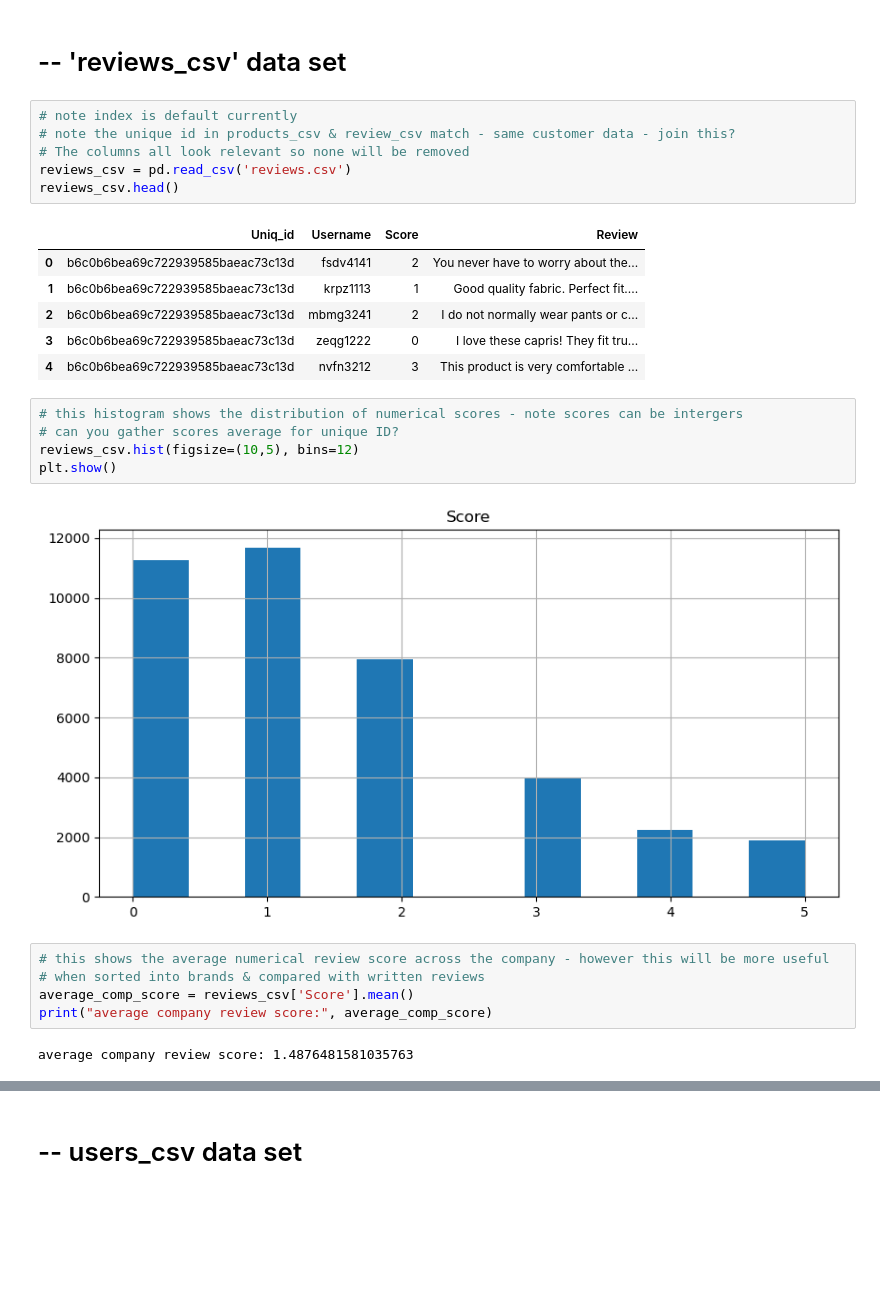
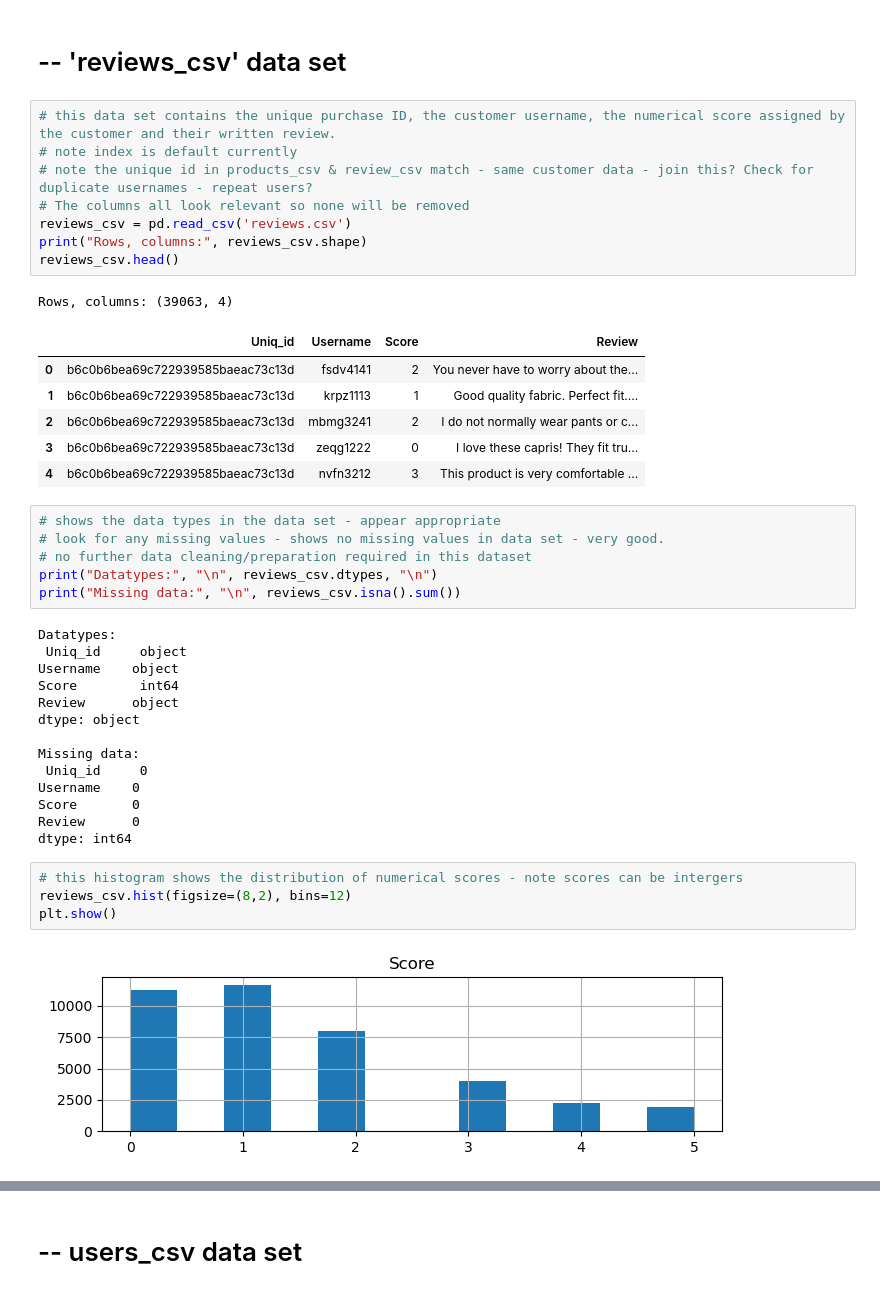
Before and after one commit to EMSinclair217/ITPBD2-Assignment-with-notebook, a Jupyter notebook: 3537499_BD2.ipynb, the cells around one changed output, grey strips where cells are left out. Cells and saved outputs as stored; diff of their text form; blank space fills up the shorter version.

```diff
--- a/3537499_BD2.ipynb
+++ b/3537499_BD2.ipynb
@@ -321,29 +155,44 @@ products_csvready = products_csvclean.copy()
 # %% [markdown]
 # -- 'reviews_csv' data set
 # %%
+# this data set contains the unique purchase ID, the customer username, the numerical score assigned by the customer and their written review.
 # note index is default currently
-# note the unique id in products_csv & review_csv match - same customer data - join this?
+# note the unique id in products_csv & review_csv match - same customer data - join this? Check for duplicate usernames - repeat users?
 # The columns all look relevant so none will be removed
 reviews_csv = pd.read_csv('reviews.csv')
+print("Rows, columns:", reviews_csv.shape)
 reviews_csv.head()
 # %% [output]
+Rows, columns: (39063, 4)
 |  | Uniq_id | Username | Score | Review |
 | 0 | b6c0b6bea69c722939585baeac73c13d | fsdv4141 | 2 | You never have to worry about the... |
 | 1 | b6c0b6bea69c722939585baeac73c13d | krpz1113 | 1 | Good quality fabric. Perfect fit.... |
 | 2 | b6c0b6bea69c722939585baeac73c13d | mbmg3241 | 2 | I do not normally wear pants or c... |
 | 3 | b6c0b6bea69c722939585baeac73c13d | zeqg1222 | 0 | I love these capris! They fit tru... |
 | 4 | b6c0b6bea69c722939585baeac73c13d | nvfn3212 | 3 | This product is very comfortable ... |
+# %%
+# shows the data types in the data set - appear appropriate
+# look for any missing values - shows no missing values in data set - very good.
+# no further data cleaning/preparation required in this dataset
+print("Datatypes:", "\n", reviews_csv.dtypes, "\n")
+print("Missing data:", "\n", reviews_csv.isna().sum())
+# %% [output]
+Datatypes:
+ Uniq_id     object
+Username    object
+Score        int64
+Review      object
+dtype: object
+
+Missing data:
+ Uniq_id     0
+Username    0
+Score       0
+Review      0
+dtype: int64
 # %%
 # this histogram shows the distribution of numerical scores - note scores can be intergers
-# can you gather scores average for unique ID?
-reviews_csv.hist(figsize=(10,5), bins=12)
+reviews_csv.hist(figsize=(8,2), bins=12)
 plt.show()
 # %% [output]
-[figure, old version]
+[figure, new version]
-# %%
-# this shows the average numerical review score across the company - however this will be more useful
-# when sorted into brands & compared with written reviews
-average_comp_score = reviews_csv['Score'].mean()
-print("average company review score:", average_comp_score)
-# %% [output]
-average company review score: 1.4876481581035763
```
Also changed, not shown: parts of 124 cells of this notebook, 1 other file.
